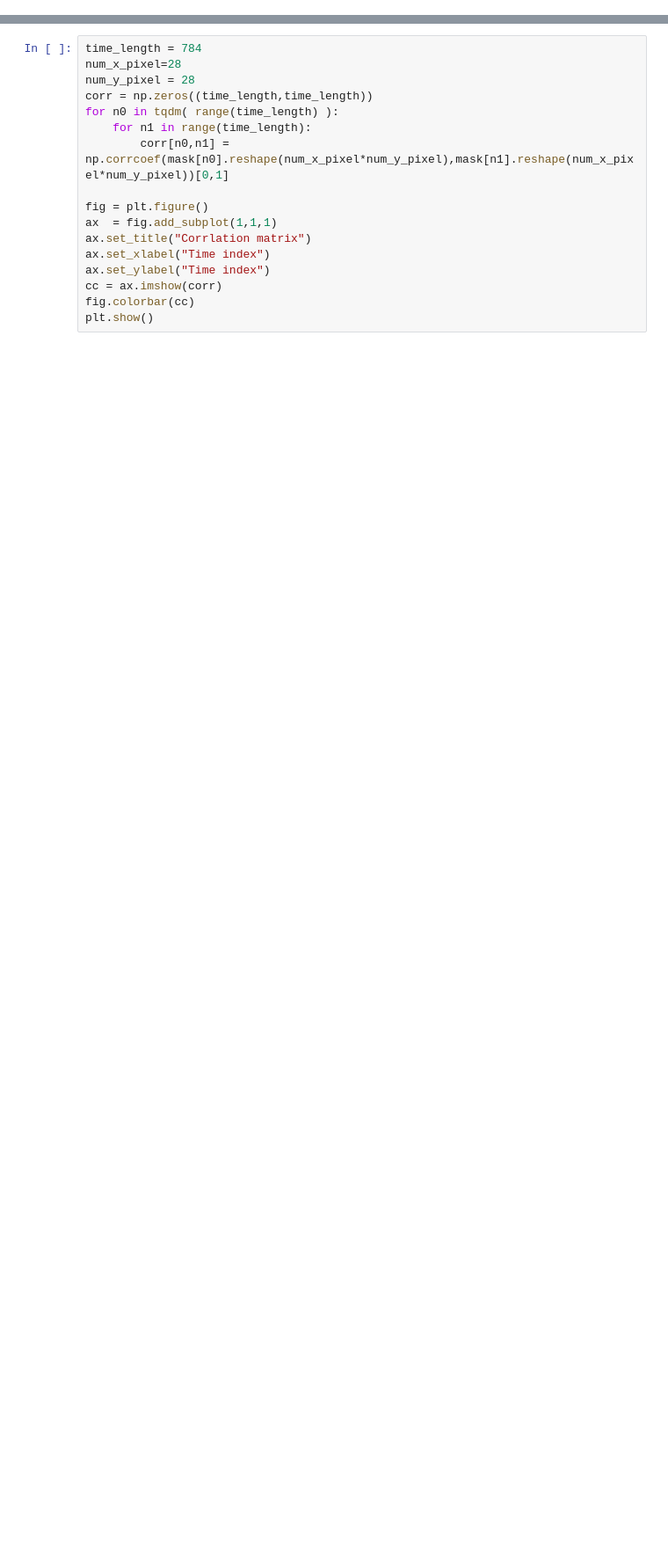
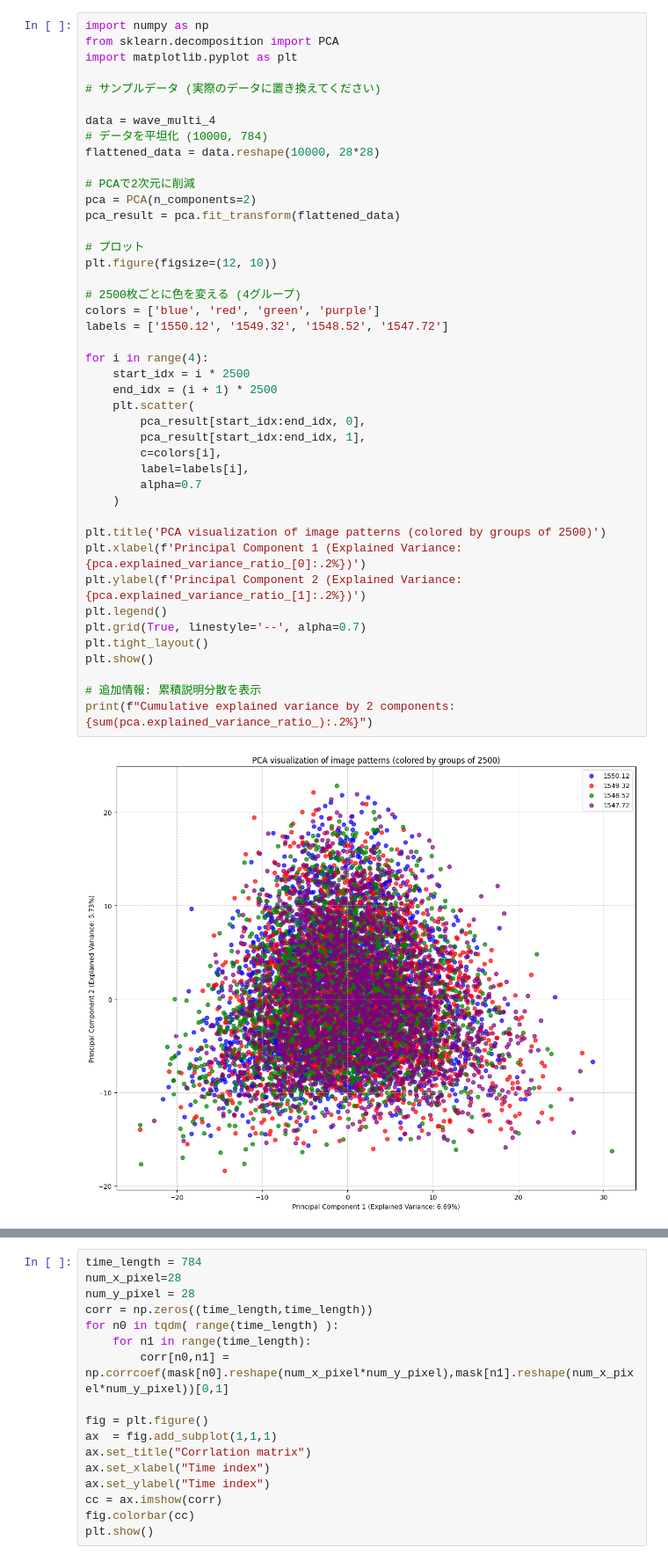
Before and after one commit to morixxfoxdata/img_rec, a Jupyter notebook: notebooks/simulation/speckle_demo.ipynb, the cells around one changed output, grey strips where cells are left out. Shown at 88% size. Drawn from its saved outputs; the diff is of its cells as text; blank space fills up the shorter version.

```diff
--- a/notebooks/simulation/speckle_demo.ipynb
+++ b/notebooks/simulation/speckle_demo.ipynb
@@ -139,0 +192,45 @@ mask.shape
+# %%
+import numpy as np
+from sklearn.decomposition import PCA
+import matplotlib.pyplot as plt
+
+# サンプルデータ (実際のデータに置き換えてください)
+
+data = wave_multi_4
+# データを平坦化 (10000, 784)
+flattened_data = data.reshape(10000, 28*28)
+
+# PCAで2次元に削減
+pca = PCA(n_components=2)
+pca_result = pca.fit_transform(flattened_data)
+
+# プロット
+plt.figure(figsize=(12, 10))
+
+# 2500枚ごとに色を変える (4グループ)
+colors = ['blue', 'red', 'green', 'purple']
+labels = ['1550.12', '1549.32', '1548.52', '1547.72']
+
+for i in range(4):
+    start_idx = i * 2500
+    end_idx = (i + 1) * 2500
+    plt.scatter(
+        pca_result[start_idx:end_idx, 0],
+        pca_result[start_idx:end_idx, 1],
+        c=colors[i],
+        label=labels[i],
+        alpha=0.7
+    )
+
+plt.title('PCA visualization of image patterns (colored by groups of 2500)')
+plt.xlabel(f'Principal Component 1 (Explained Variance: {pca.explained_variance_ratio_[0]:.2%})')
+plt.ylabel(f'Principal Component 2 (Explained Variance: {pca.explained_variance_ratio_[1]:.2%})')
+plt.legend()
+plt.grid(True, linestyle='--', alpha=0.7)
+plt.tight_layout()
+plt.show()
+
+# 追加情報: 累積説明分散を表示
+print(f"Cumulative explained variance by 2 components: {sum(pca.explained_variance_ratio_):.2%}")
+# %% [output]
+[figure, added]
```
Also changed, not shown: parts of 9 cells of this notebook, 28 other files.
